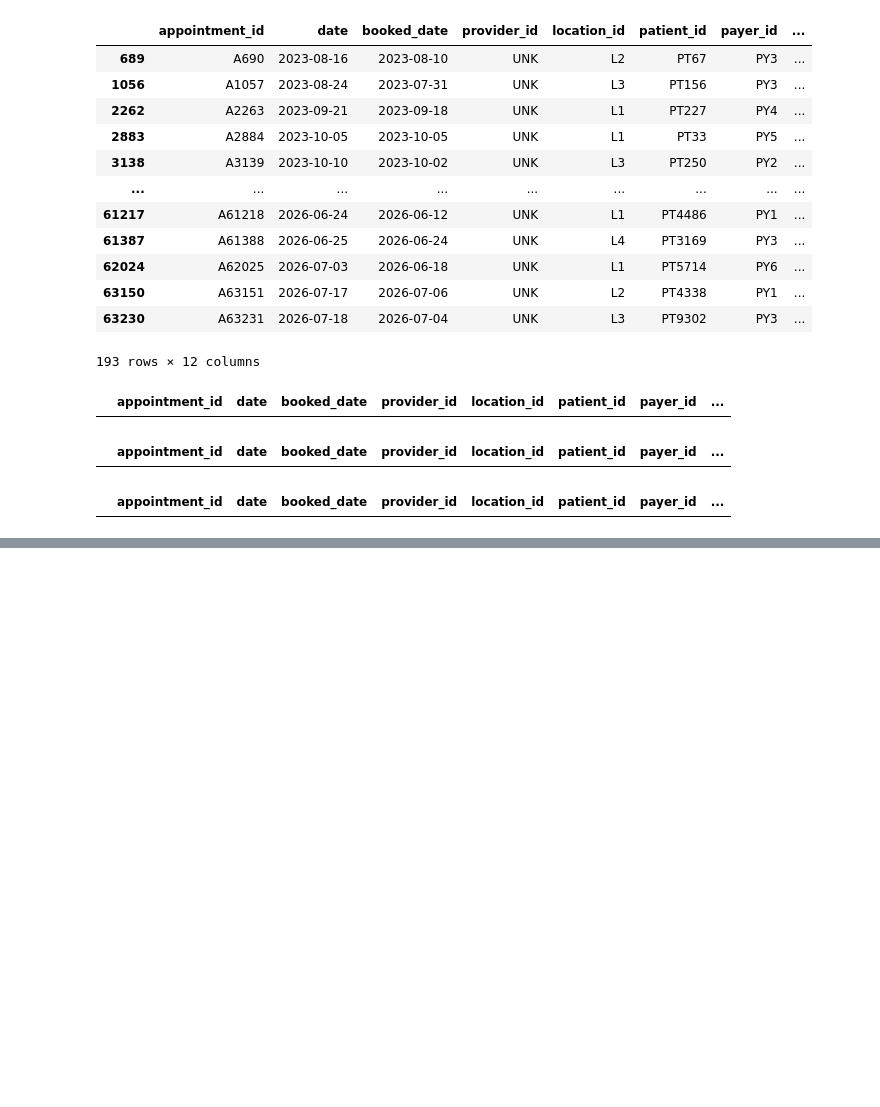
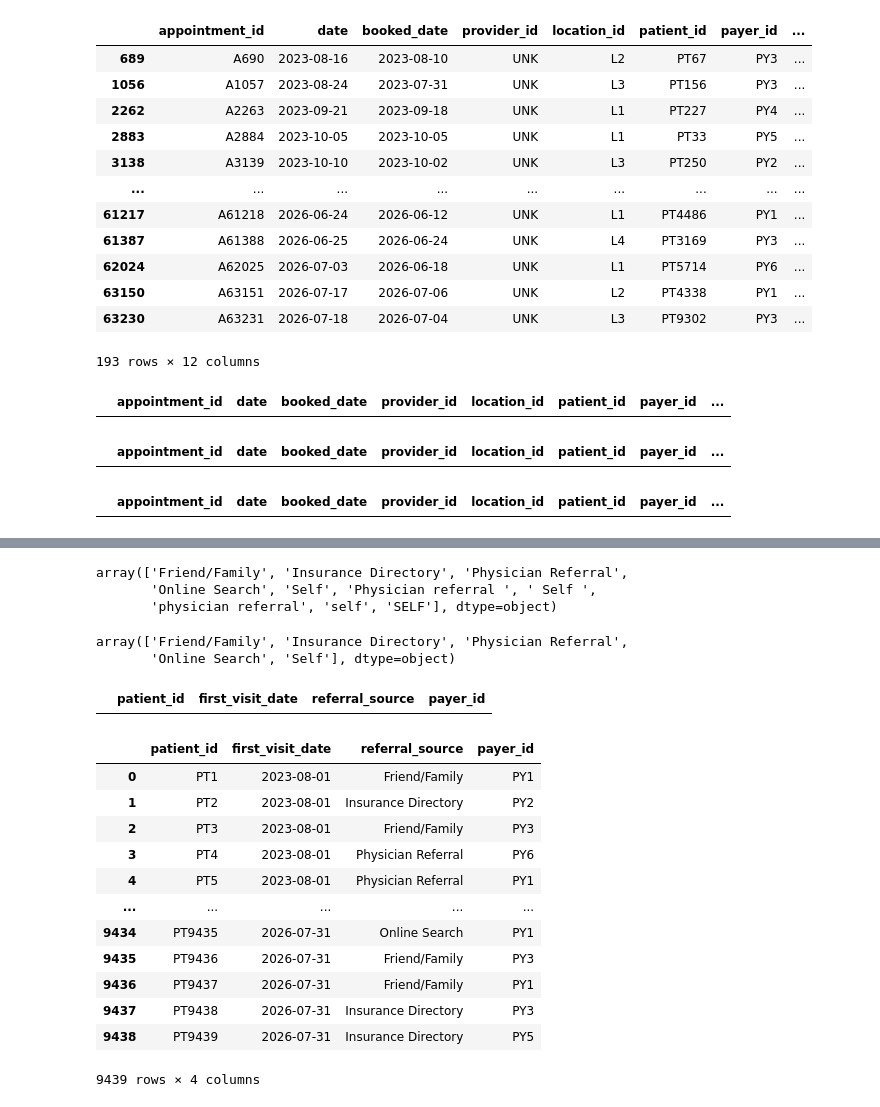
Before and after one commit to imtimtam/ortho-dashboard, a Jupyter notebook: notebook/data_cleaning.ipynb, the cells around one changed output, grey strips where cells are left out. Saved outputs shown, nothing was run; the diff lists cells and outputs as text; code cells hidden in the pictures; blank space fills up the shorter version.

Commit message:
feat: add patient validation

```diff
--- a/notebook/data_cleaning.ipynb
+++ b/notebook/data_cleaning.ipynb
@@ -181,0 +210,2 @@ appointments_df.shape
+# %%
+patients_df['first_visit_date'] = pd.to_datetime(patients_df['first_visit_date'], errors='coerce', format='%Y-%m-%d')
@@ -181,0 +241,36 @@ appointments_df.shape
+# %%
+patients_df['referral_source'].unique()
+# %% [output]
+array(['Friend/Family', 'Insurance Directory', 'Physician Referral',
+       'Online Search', 'Self', 'Physician referral ', ' Self ',
+       'physician referral', 'self', 'SELF'], dtype=object)
+# %%
+patients_df['referral_source'] = patients_df['referral_source'].str.strip().str.title()
+# %%
+patients_df['referral_source'].unique()
+# %% [output]
+array(['Friend/Family', 'Insurance Directory', 'Physician Referral',
+       'Online Search', 'Self'], dtype=object)
+# %%
+# No errors
+invalid_payer_mask = ~patients_df['payer_id'].isin(set(payers_df['payer_id']))
+patients_df[invalid_payer_mask]
+# %% [output]
+|  | patient_id | first_visit_date | referral_source | payer_id |
+# %%
+# Nothing dropped
+patients_df.drop_duplicates()
+# %% [output]
+|  | patient_id | first_visit_date | referral_source | payer_id |
+| 0 | PT1 | 2023-08-01 | Friend/Family | PY1 |
+| 1 | PT2 | 2023-08-01 | Insurance Directory | PY2 |
+| 2 | PT3 | 2023-08-01 | Friend/Family | PY3 |
+| 3 | PT4 | 2023-08-01 | Physician Referral | PY6 |
+| 4 | PT5 | 2023-08-01 | Physician Referral | PY1 |
+| ... | ... | ... | ... | ... |
+| 9434 | PT9435 | 2026-07-31 | Online Search | PY1 |
+| 9435 | PT9436 | 2026-07-31 | Friend/Family | PY3 |
+| 9436 | PT9437 | 2026-07-31 | Friend/Family | PY1 |
+| 9437 | PT9438 | 2026-07-31 | Insurance Directory | PY3 |
+| 9438 | PT9439 | 2026-07-31 | Insurance Directory | PY5 |
+9439 rows × 4 columns
```
Also changed, not shown: parts of 10 cells of this notebook.
